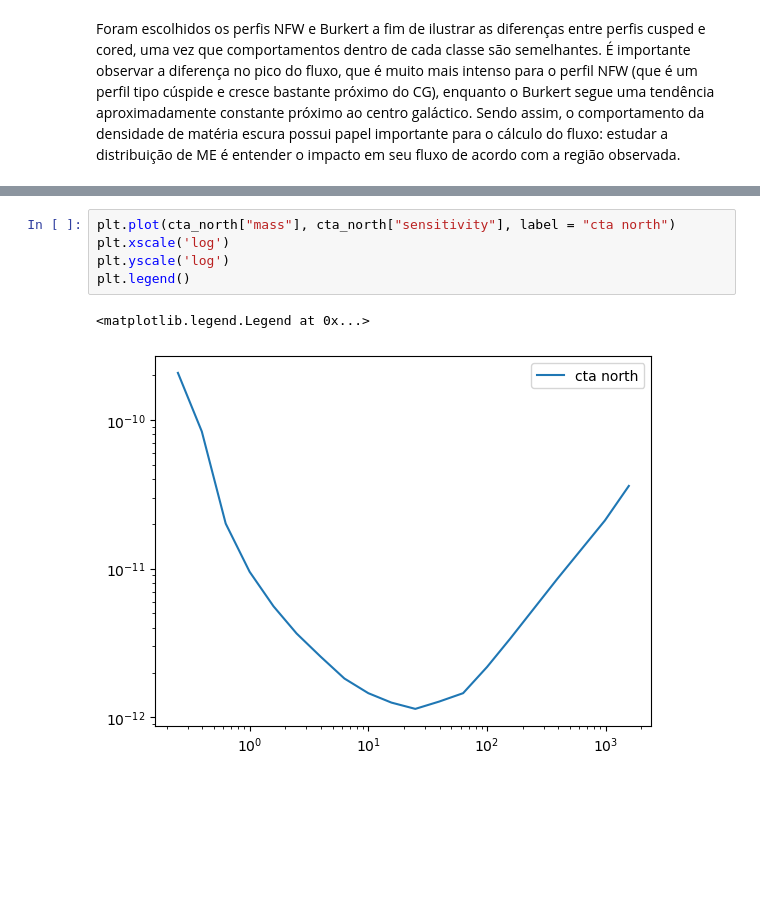
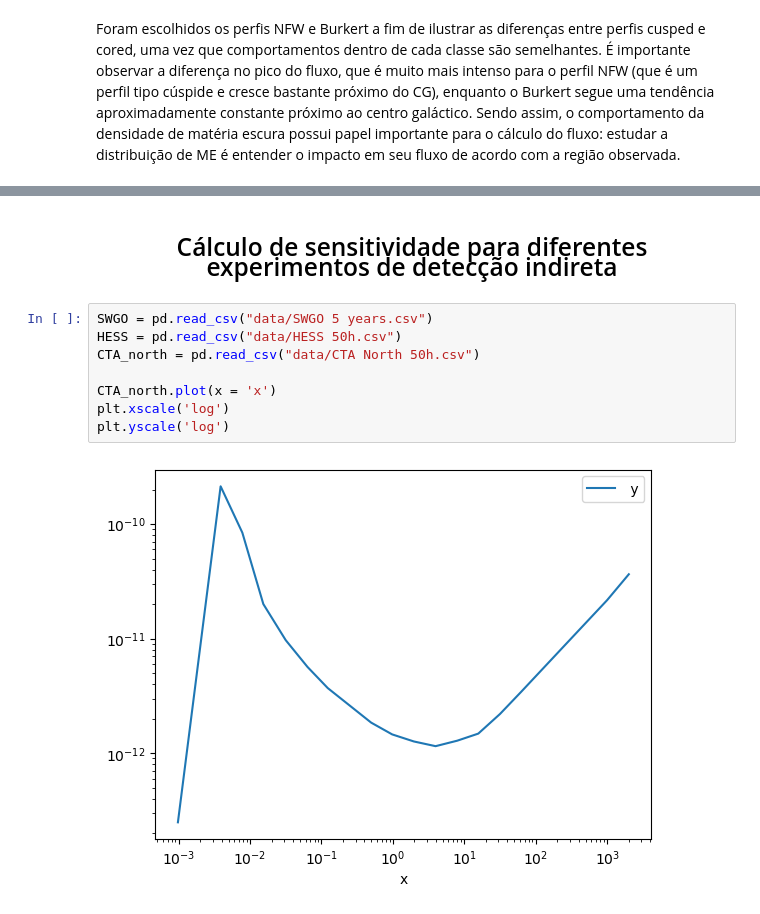
Before and after one commit to lrochacastro/Perfis-da-Materia-Escura, a Jupyter notebook: Perfis de Matéria Escura - Otimizado.ipynb, the cells around one changed output, grey strips where cells are left out. Cells and saved outputs as stored; diff of their text form; blank space fills up the shorter version.

```diff
--- a/Perfis de Matéria Escura - Otimizado.ipynb
+++ b/Perfis de Matéria Escura - Otimizado.ipynb
@@ -936,8 +872,12 @@ plt.legend()
-# %%
-plt.plot(cta_north["mass"], cta_north["sensitivity"], label = "cta north")
-plt.xscale('log')
-plt.yscale('log')
-plt.legend()
-# %% [output]
-<matplotlib.legend.Legend at 0x...>
-[figure, removed]
+# %% [markdown]
+##### <p style="text-align: center; font-family:times; font-size:2em;">Cálculo de sensitividade para diferentes experimentos de detecção indireta </p>
+# %%
+SWGO = pd.read_csv("data/SWGO 5 years.csv")
+HESS = pd.read_csv("data/HESS 50h.csv")
+CTA_north = pd.read_csv("data/CTA North 50h.csv")
+
+CTA_north.plot(x = 'x')
+plt.xscale('log')
+plt.yscale('log')
+# %% [output]
+[figure, added]
```
Also changed, not shown: parts of 5 cells of this notebook, 7 other files.
